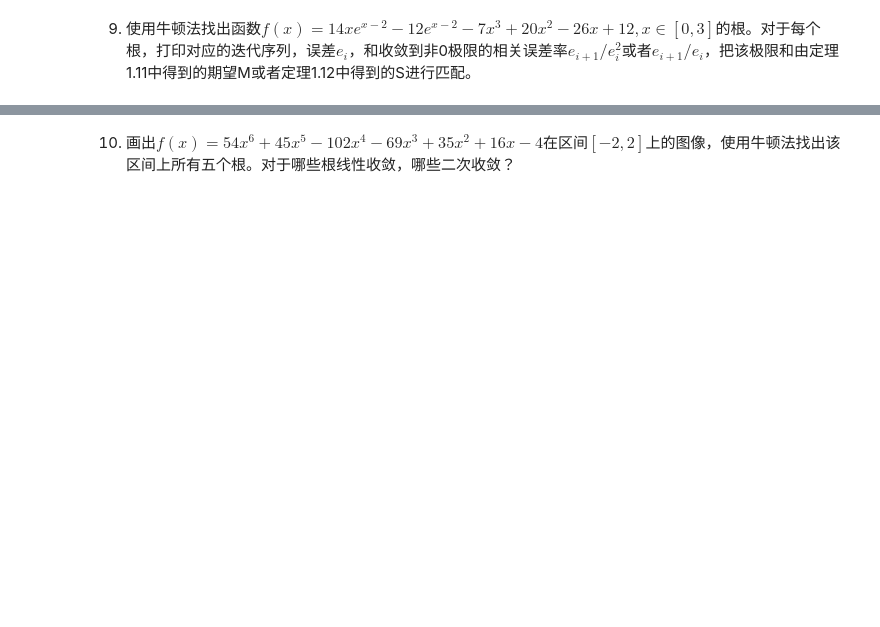
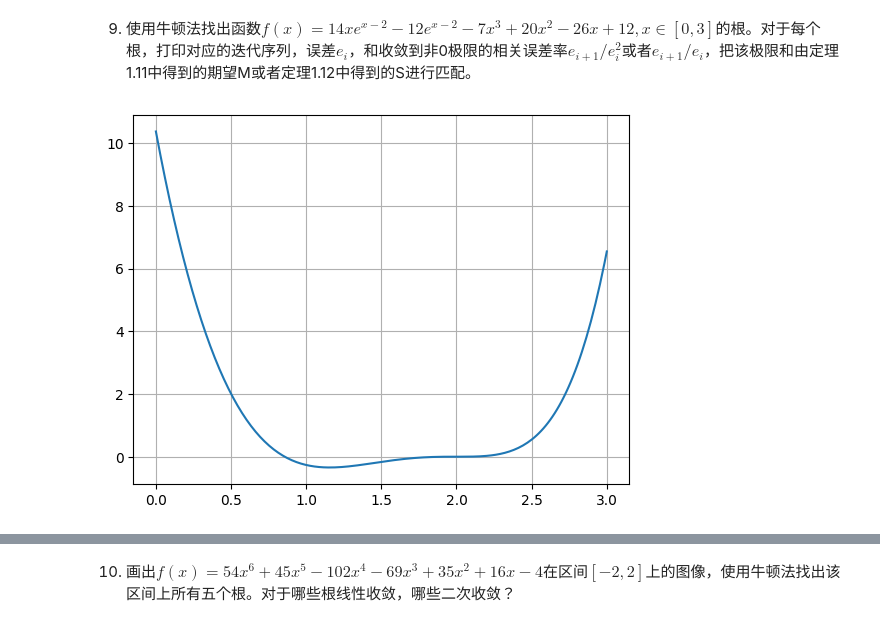
Before and after one commit to Pat-Tron/solution_of_numerical_analysis, a Jupyter notebook: exercise_01_04_newton_s_method.ipynb, the cells around one changed output, grey strips where cells are left out. Cells and saved outputs as stored; diff of their text form; code cells hidden in the pictures; blank space fills up the shorter version.

```diff
--- a/exercise_01_04_newton_s_method.ipynb
+++ b/exercise_01_04_newton_s_method.ipynb
@@ -175,2 +319,11 @@ $$
 # %% [markdown]
 9. 使用牛顿法找出函数$f(x)=14xe^{x-2}-12e^{x-2}-7x^3+20x^2-26x+12,x\in[0,3]$的根。对于每个根，打印对应的迭代序列，误差$e_i$，和收敛到非0极限的相关误差率$e_{i+1}/e_i^2$或者$e_{i+1}/e_i$，把该极限和由定理1.11中得到的期望M或者定理1.12中得到的S进行匹配。
+# %%
+f = lambda x: 14*x*np.exp(x-2)-12*np.exp(x-2)-7*x**3+20*x**2-26*x+12
+X = np.linspace(0, 3, 200)
+plt.plot(X, f(X))
+axes = plt.gca()
+axes.grid()
+plt.show()
+# %% [output]
+[figure, added]
```
Also changed, not shown: parts of 25 cells of this notebook, 2 other files.
